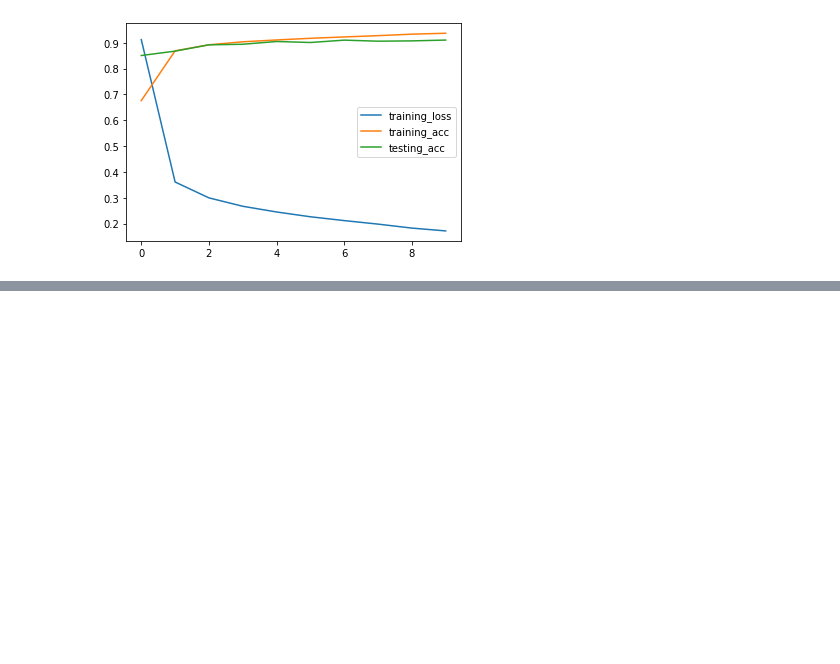
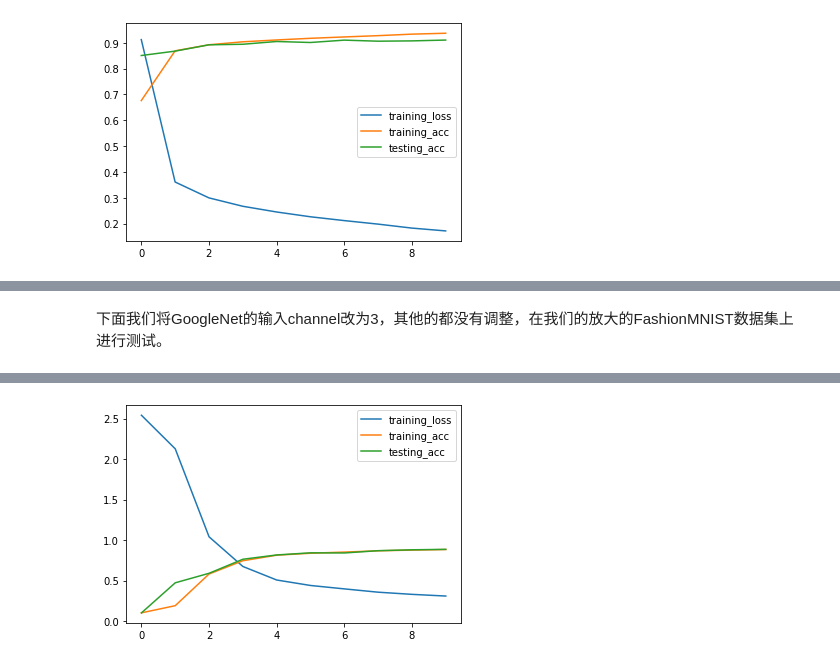
Before and after one commit to ronnyyoung/python-machine-learning, a Jupyter notebook: deep-learning/pytorch-notes/cnn_networks.ipynb, the cells around one changed output, grey strips where cells are left out. Drawn from its saved outputs; the diff is of its cells as text; code cells hidden in the pictures; blank space fills up the shorter version.

```diff
--- a/deep-learning/pytorch-notes/cnn_networks.ipynb
+++ b/deep-learning/pytorch-notes/cnn_networks.ipynb
@@ -459,0 +516,8 @@ the loss of epoch 9: 0.1714, accuracy on training set: 0.9367, accuracy on testi
+# %%
+def NiNBlock(in_channels, out_channels, kernel_size, stride=1, padding=0):
+    return nn.Sequential(
+        nn.Conv2d(in_channels, out_channels, kernel_size,
+                  stride=stride, padding=padding), nn.ReLU(),
+        nn.Conv2d(out_channels, out_channels, kernel_size=1), nn.ReLU(),
+        nn.Conv2d(out_channels, out_channels, kernel_size=1), nn.ReLU()
+    )
@@ -459,0 +670,5 @@ the loss of epoch 9: 0.1714, accuracy on training set: 0.9367, accuracy on testi
+# %%
+x = torch.randn(1, 3, 224, 224)
+for m in GoogLeNet:
+    x = m(x)
+    print(f'{m.__class__.__name__}: {x.shape}')
@@ -459,0 +692,50 @@ the loss of epoch 9: 0.1714, accuracy on training set: 0.9367, accuracy on testi
+# %% [markdown]
+下面我们将GoogleNet的输入channel改为3，其他的都没有调整，在我们的放大的FashionMNIST数据集上进行测试。
+# %%
+batch_size = 128
+learning_rate = 0.1
+epoch = 10
+device = torch.device('cuda:3')
+
+training_iter = torch.utils.data.DataLoader(
+    training_data_224, batch_size=batch_size, shuffle=True)
+testing_iter = torch.utils.data.DataLoader(
+    testing_data_224, batch_size=batch_size)
+
+s1 = nn.Sequential(nn.Conv2d(1, 64, kernel_size=7, stride=2, padding=3), nn.ReLU(),
+                   nn.MaxPool2d(kernel_size=3, stride=2, padding=1))
+
+s2 = nn.Sequential(nn.Conv2d(64, 64, kernel_size=1), nn.ReLU(),
+                   nn.Conv2d(64, 192, kernel_size=3, padding=1), nn.ReLU(),
+                   nn.MaxPool2d(kernel_size=3, stride=2, padding=1))
+
+s3 = nn.Sequential(Inception(192, 64, (96, 128), (16, 32), 32),
+                   Inception(256, 128, (128, 192), (32, 96), 64),
+                   nn.MaxPool2d(kernel_size=3, stride=2, padding=1))
+
+s4 = nn.Sequential(Inception(480, 192, (96, 208), (16, 48), 64),
+                   Inception(512, 160, (112, 224), (24, 64), 64),
+                   Inception(512, 128, (128, 256), (24, 64), 64),
+                   Inception(512, 112, (144, 288), (32, 64), 64),
+                   Inception(528, 256, (160, 320), (32, 128), 128),
+                   nn.MaxPool2d(kernel_size=3, stride=2, padding=1))
+
+s5 = nn.Sequential(Inception(832, 256, (160, 320), (32, 128), 128),
+                   Inception(832, 384, (192, 384), (48, 128), 128),
+                   nn.AdaptiveAvgPool2d((1, 1)),
+                   nn.Flatten())
+
+model=nn.Sequential(s1, s2, s3, s4, s5, nn.Linear(1024, 1000))
+
+def parameters_init(m):
+    if type(m) == nn.Linear or type(m) == nn.Conv2d:
+        nn.init.xavier_uniform_(m.weight)
+
+
+model.apply(parameters_init)
+model = model.to(device)
+loss = nn.CrossEntropyLoss()
+optimizer = torch.optim.SGD(model.parameters(), lr=learning_rate)
+train(training_iter, testing_iter, model, loss,
+      optimizer, device=device, epoch=epoch, plot=True)
+# %% [output]
@@ -459,0 +752 @@ the loss of epoch 9: 0.1714, accuracy on training set: 0.9367, accuracy on testi
+[figure, added]
```
Also changed, not shown: parts of 28 cells of this notebook, 12 other files.
